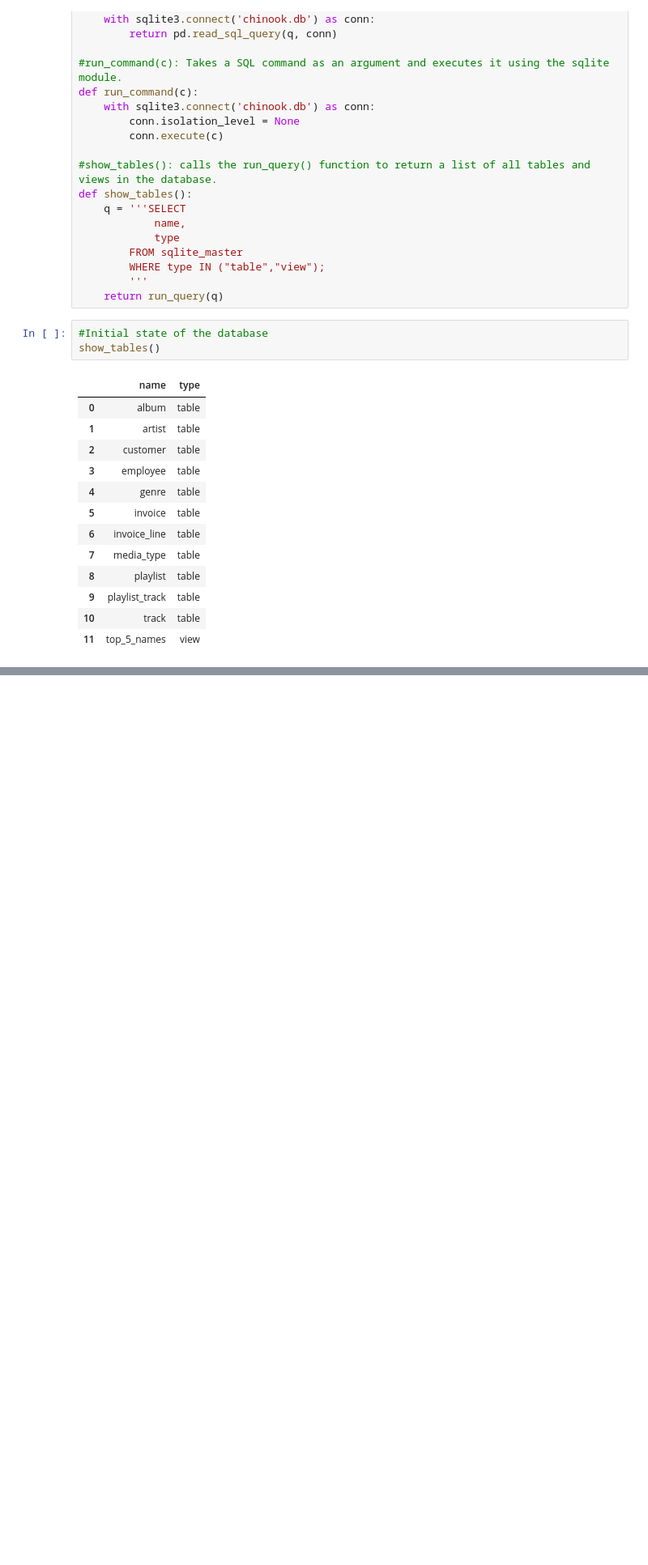
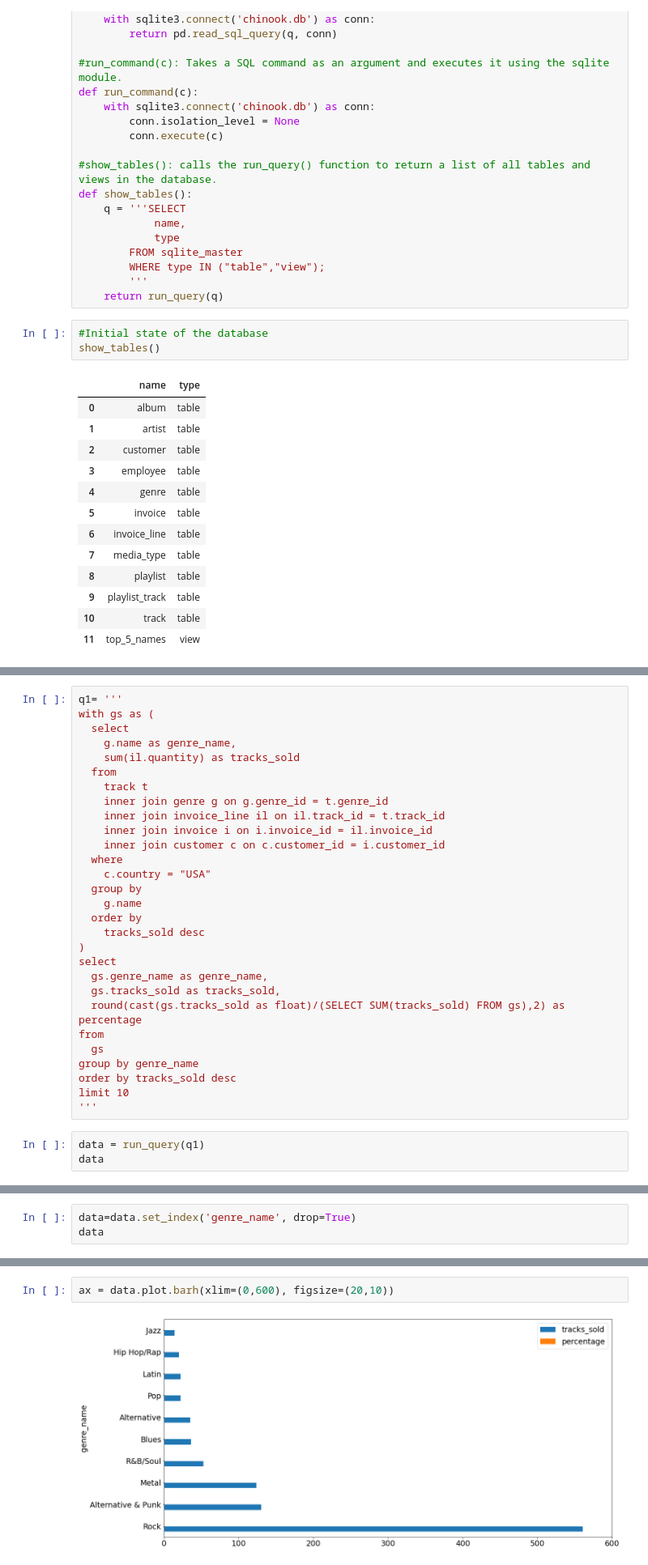
Before and after one commit to cherifbenham/ai_course, a Jupyter notebook: kaggle/input/chinook-music-store-data/sql_questions.ipynb, the cells around one changed output, grey strips where cells are left out. Shown at 81% size. Drawn from its saved outputs; the diff is of its cells as text; blank space fills up the shorter version.

```diff
--- a/kaggle/input/chinook-music-store-data/sql_questions.ipynb
+++ b/kaggle/input/chinook-music-store-data/sql_questions.ipynb
@@ -55,0 +61,32 @@ show_tables()
+# %%
+q1= '''
+with gs as (
+  select
+    g.name as genre_name,
+    sum(il.quantity) as tracks_sold
+  from
+    track t
+    inner join genre g on g.genre_id = t.genre_id
+    inner join invoice_line il on il.track_id = t.track_id
+    inner join invoice i on i.invoice_id = il.invoice_id
+    inner join customer c on c.customer_id = i.customer_id
+  where
+    c.country = "USA"
+  group by
+    g.name
+  order by
+    tracks_sold desc
+)
+select
+  gs.genre_name as genre_name,
+  gs.tracks_sold as tracks_sold,
+  round(cast(gs.tracks_sold as float)/(SELECT SUM(tracks_sold) FROM gs),2) as percentage
+from
+  gs
+group by genre_name
+order by tracks_sold desc
+limit 10
+'''
+# %%
+data = run_query(q1)
+data
@@ -55,0 +105,3 @@ show_tables()
+# %%
+data=data.set_index('genre_name', drop=True)
+data
@@ -55,0 +121,4 @@ show_tables()
+# %%
+ax = data.plot.barh(xlim=(0,600), figsize=(20,10))
+# %% [output]
+[figure, added]
```
Also changed, not shown: parts of 13 cells of this notebook, 3 other files.
